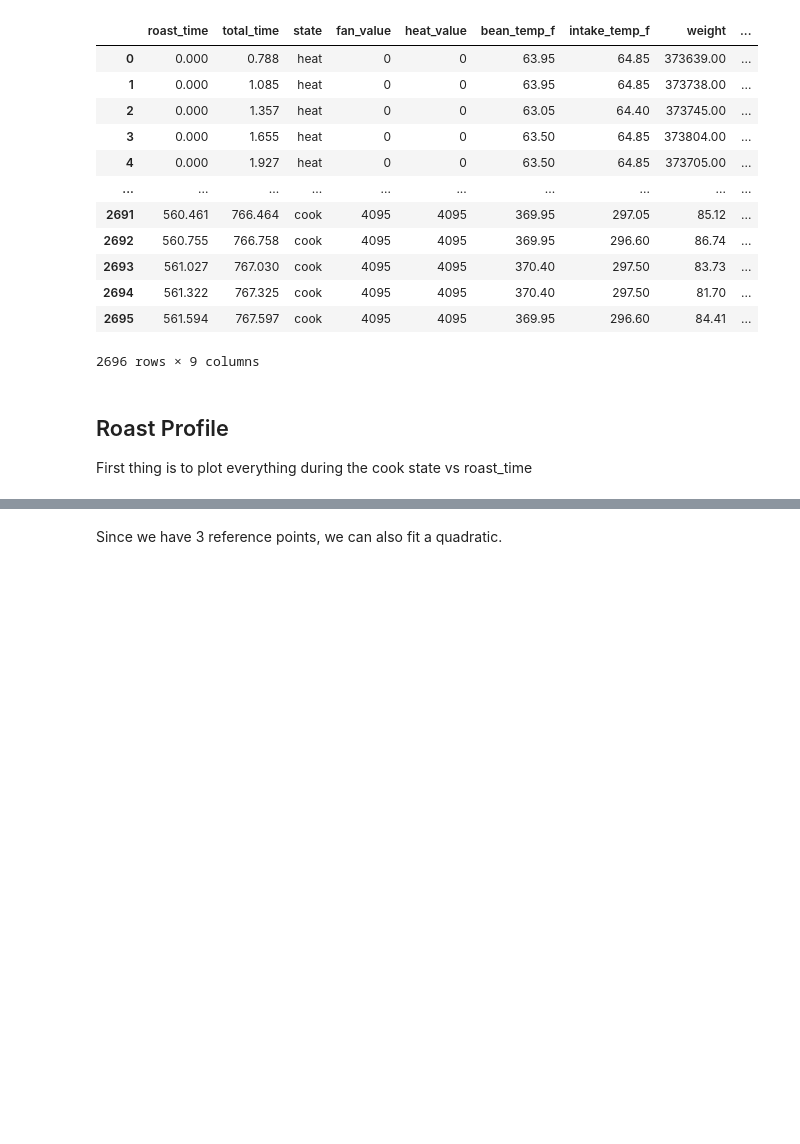
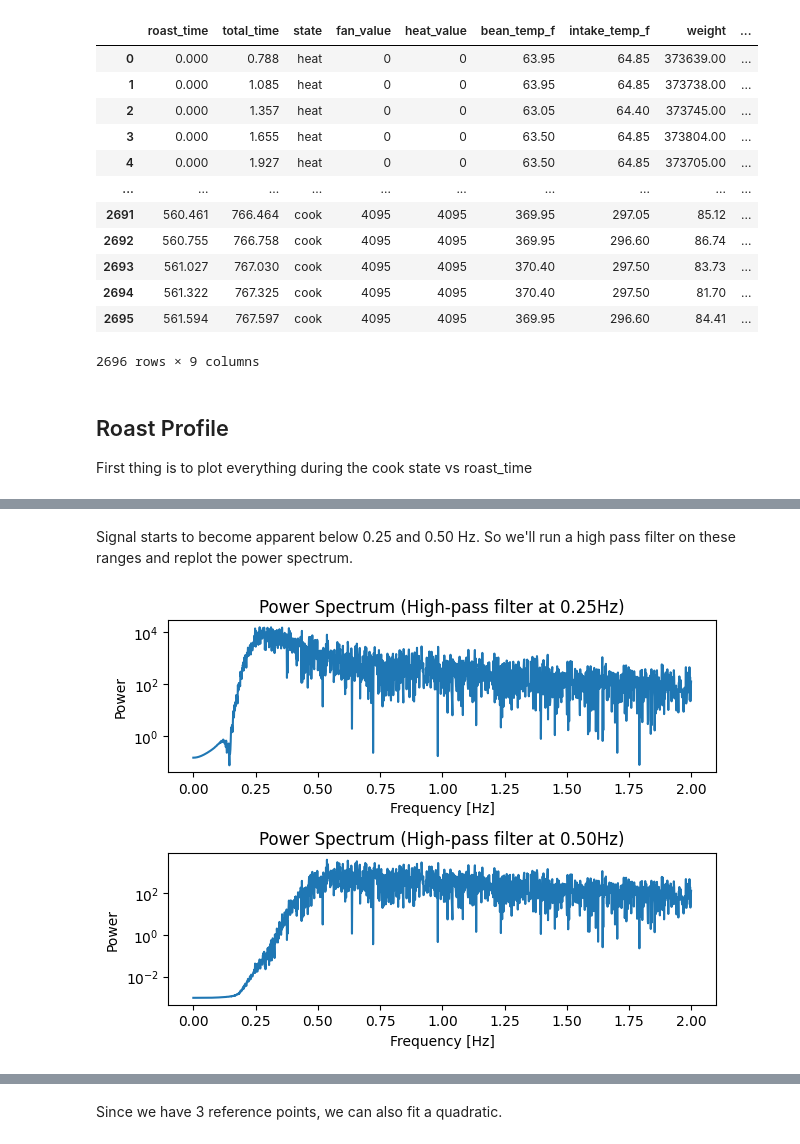
Before and after one commit to toddjobe/roastomatic, a Jupyter notebook: software/python/notebooks/first_roast_20250301.ipynb, the cells around one changed output, grey strips where cells are left out. Drawn from its saved outputs; the diff is of its cells as text; code cells hidden in the pictures; blank space fills up the shorter version.

```diff
--- a/software/python/notebooks/first_roast_20250301.ipynb
+++ b/software/python/notebooks/first_roast_20250301.ipynb
@@ -105,0 +135,21 @@ Text(0.5, 1.0, 'Power Spectrum (High-Frequency Noise)')
+# %% [markdown]
+Signal starts to become apparent below 0.25 and 0.50 Hz.  So we'll run a high pass filter on these ranges and replot the power spectrum.
+# %%
+def high_pass_filter(data, cutoff_freq, fs, order=5):
+    """high-pass filter to remove low-frequency components"""
+    nyquist = 0.5 * fs
+    normal_cutoff = cutoff_freq / nyquist
+    b, a = butter(order, normal_cutoff, btype='high', analog=False)
+    y = filtfilt(b, a, data)
+    return y
+
+
+cutoff_freqs = [0.25, 0.5]
+for i, cutoff_freq in enumerate(cutoff_freqs):
+    plt.subplot(2,1,i+1)
+    filtered_signal = high_pass_filter(series, cutoff_freq, sampling_frequency_hz)
+    plot_power_spectrum(filtered_signal, sampling_frequency_hz)
+    plt.title(f"Power Spectrum (High-pass filter at {cutoff_freq:0.2f}Hz)")
+plt.tight_layout()
+# %% [output]
+[figure, added]
```
Also changed, not shown: parts of 24 cells of this notebook, 1 other file.
